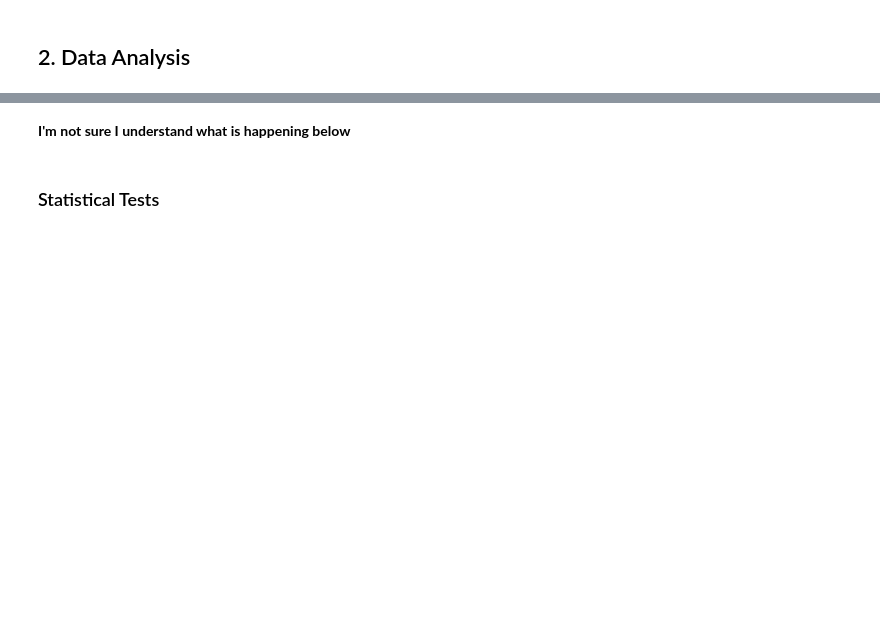
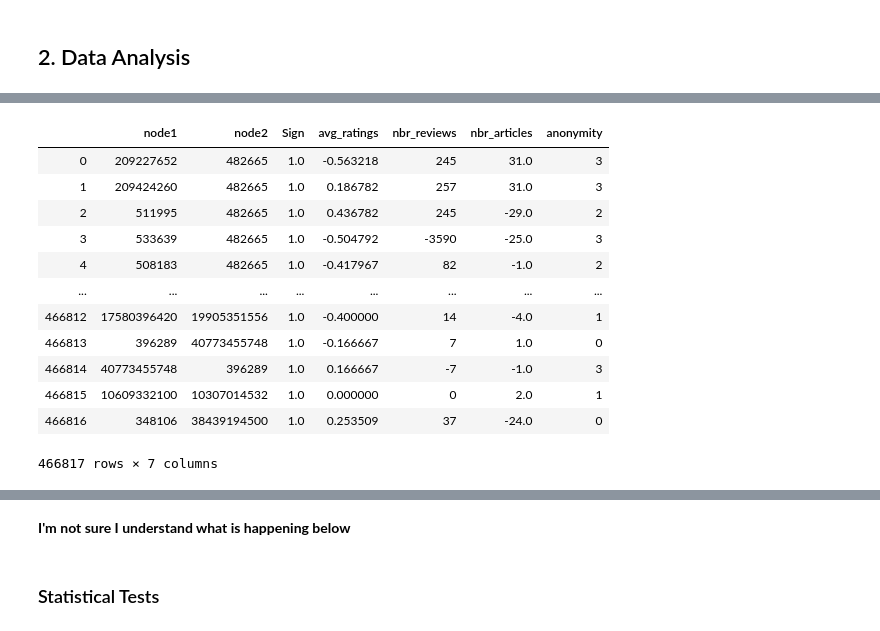
Before and after one commit to epfl-ada/ada-2020-project-milestone-p3-p3_adagio, a Jupyter notebook: preprocessing.ipynb, the cells around one changed output, grey strips where cells are left out. Cells and saved outputs as stored; diff of their text form; code cells hidden in the pictures; blank space fills up the shorter version.

```diff
--- a/preprocessing.ipynb
+++ b/preprocessing.ipynb
@@ -292,0 +288,34 @@ plt.show()
+# %%
+status_dataset.head()
+#user_ratings
+status_dataset['anonymity1'] = status_dataset['anonymity_freq1'].apply(lambda x: 0 if x == 0 else 1)
+status_dataset['anonymity2'] = status_dataset['anonymity_freq2'].apply(lambda x: 1 if x == 0 else 3)
+# %%
+diff_df = status_dataset[['node1','node2','Sign']].copy()
+
+
+diff_df['avg_ratings'] = status_dataset['avg_ratings2'] - status_dataset['avg_ratings1']
+diff_df['nbr_reviews'] = status_dataset['nbr_reviews2'] - status_dataset['nbr_reviews1']
+diff_df['nbr_articles'] = status_dataset['nbr_articles2'] - status_dataset['nbr_articles1']
+diff_df['anonymity'] = status_dataset['anonymity2'] - status_dataset['anonymity1']
+
+
+
+
+diff_df['Sign'] = (diff_df['Sign'] + 1 )/ 2
+
+diff_df
+# %% [output]
+|  | node1 | node2 | Sign | avg_ratings | nbr_reviews | nbr_articles | anonymity |
+| 0 | 209227652 | 482665 | 1.0 | -0.563218 | 245 | 31.0 | 3 |
+| 1 | 209424260 | 482665 | 1.0 | 0.186782 | 257 | 31.0 | 3 |
+| 2 | 511995 | 482665 | 1.0 | 0.436782 | 245 | -29.0 | 2 |
+| 3 | 533639 | 482665 | 1.0 | -0.504792 | -3590 | -25.0 | 3 |
+| 4 | 508183 | 482665 | 1.0 | -0.417967 | 82 | -1.0 | 2 |
+| ... | ... | ... | ... | ... | ... | ... | ... |
+| 466812 | 17580396420 | 19905351556 | 1.0 | -0.400000 | 14 | -4.0 | 1 |
+| 466813 | 396289 | 40773455748 | 1.0 | -0.166667 | 7 | 1.0 | 0 |
+| 466814 | 40773455748 | 396289 | 1.0 | 0.166667 | -7 | -1.0 | 3 |
+| 466815 | 10609332100 | 10307014532 | 1.0 | 0.000000 | 0 | 2.0 | 1 |
+| 466816 | 348106 | 38439194500 | 1.0 | 0.253509 | 37 | -24.0 | 0 |
+466817 rows × 7 columns
```
Also changed, not shown: parts of 14 cells of this notebook.
